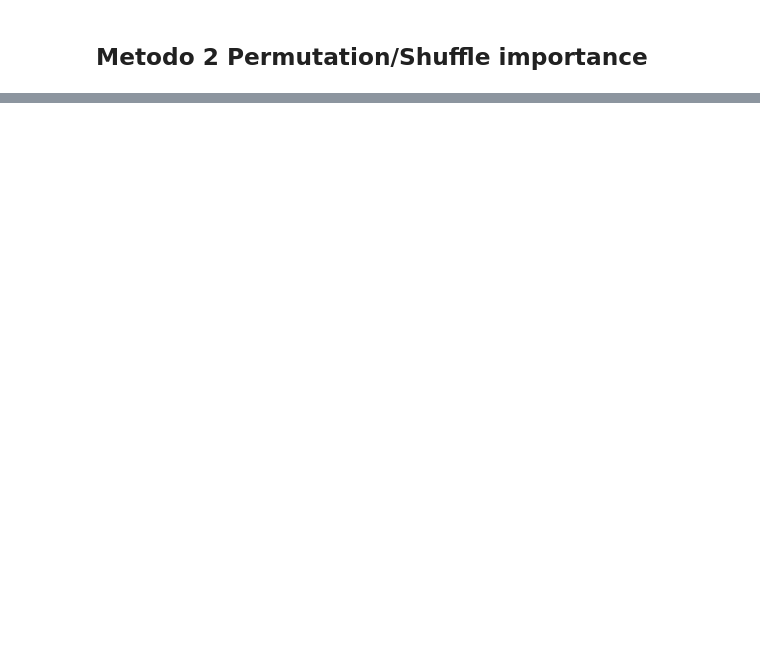
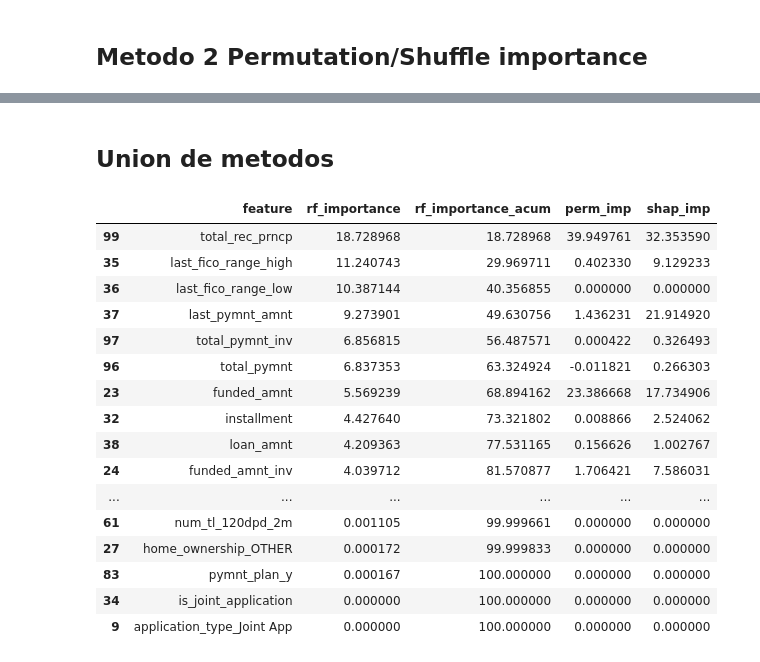
Before and after one commit to 4GeeksAcademy/final_project_creditscoring, a Jupyter notebook: notebooks/EDA.ipynb, the cells around one changed output, grey strips where cells are left out. Saved outputs shown, nothing was run; the diff lists cells and outputs as text; code cells hidden in the pictures; blank space fills up the shorter version.

```diff
--- a/notebooks/EDA.ipynb
+++ b/notebooks/EDA.ipynb
@@ -1691,0 +1695,11 @@ Parameters: { "use_label_encoder" } are not used.
+# %%
+# Ajustamos el modelo
+model_lgbm = lgb.LGBMClassifier(random_state=42, n_jobs=-1).fit(X_train, y_train)
+
+explainer = shap.Explainer(model_lgbm, X_val)   # usa el mismo X_val
+shap_vals = explainer(X_val).values
+
+imp_shap = np.abs(shap_vals).mean(axis=0)
+imp_shap_pct = imp_shap/imp_shap.sum()*100
+df_shap_imp = pd.DataFrame({"feature": X_val.columns, "shap_imp": imp_shap_pct}).sort_values('shap_imp', ascending=False)
+df_shap_imp
@@ -1691,0 +1733,27 @@ Parameters: { "use_label_encoder" } are not used.
+# %% [markdown]
+## Union de metodos
+# %%
+df_importances = (
+    df_rf_imp
+    .merge(df_perm_imp, on='feature', how='outer')
+    .merge(df_shap_imp, on='feature', how='outer')
+).sort_values('rf_importance', ascending=False)
+df_importances
+# %% [output]
+|  | feature | rf_importance | rf_importance_acum | perm_imp | shap_imp |
+| 99 | total_rec_prncp | 18.728968 | 18.728968 | 39.949761 | 32.353590 |
+| 35 | last_fico_range_high | 11.240743 | 29.969711 | 0.402330 | 9.129233 |
+| 36 | last_fico_range_low | 10.387144 | 40.356855 | 0.000000 | 0.000000 |
+| 37 | last_pymnt_amnt | 9.273901 | 49.630756 | 1.436231 | 21.914920 |
+| 97 | total_pymnt_inv | 6.856815 | 56.487571 | 0.000422 | 0.326493 |
+| 96 | total_pymnt | 6.837353 | 63.324924 | -0.011821 | 0.266303 |
+| 23 | funded_amnt | 5.569239 | 68.894162 | 23.386668 | 17.734906 |
+| 32 | installment | 4.427640 | 73.321802 | 0.008866 | 2.524062 |
+| 38 | loan_amnt | 4.209363 | 77.531165 | 0.156626 | 1.002767 |
+| 24 | funded_amnt_inv | 4.039712 | 81.570877 | 1.706421 | 7.586031 |
+| ... | ... | ... | ... | ... | ... |
+| 61 | num_tl_120dpd_2m | 0.001105 | 99.999661 | 0.000000 | 0.000000 |
+| 27 | home_ownership_OTHER | 0.000172 | 99.999833 | 0.000000 | 0.000000 |
+| 83 | pymnt_plan_y | 0.000167 | 100.000000 | 0.000000 | 0.000000 |
+| 34 | is_joint_application | 0.000000 | 100.000000 | 0.000000 | 0.000000 |
+| 9 | application_type_Joint App | 0.000000 | 100.000000 | 0.000000 | 0.000000 |
```
Also changed, not shown: parts of 37 cells of this notebook, 1 other file.
